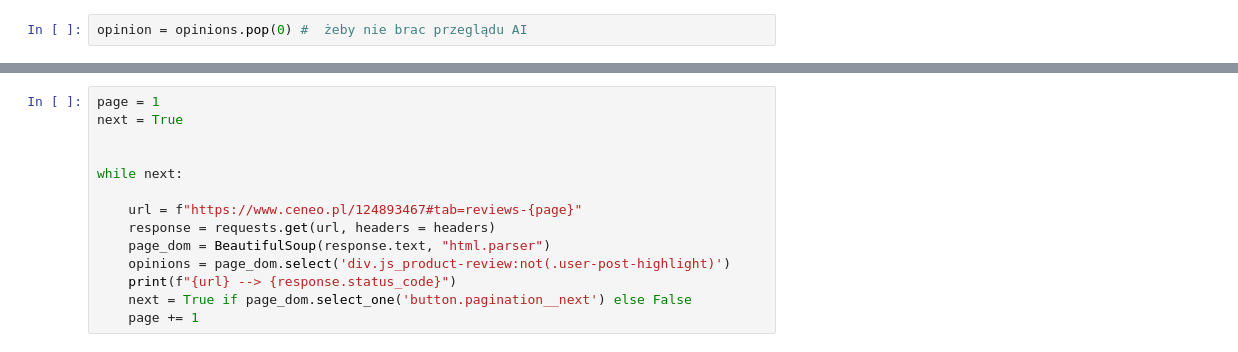
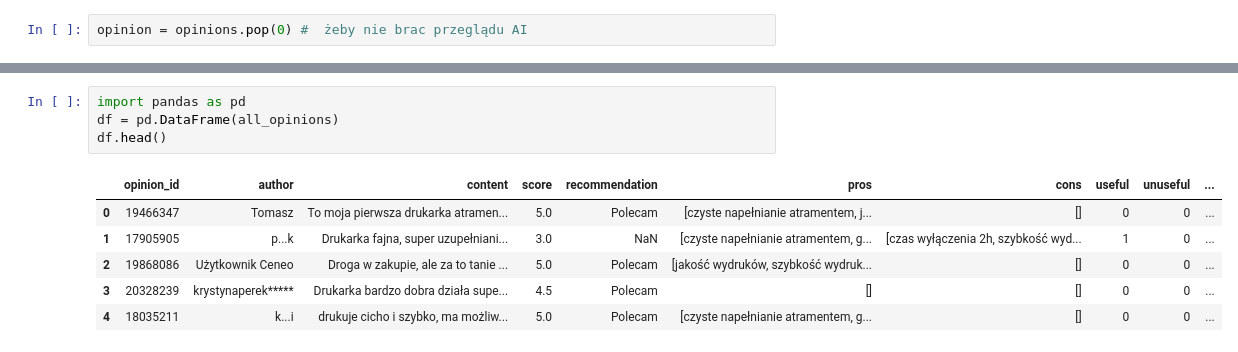
Before and after one commit to kamilkr28/WebScraper, a Jupyter notebook: ceneo_scraper.ipynb, the cells around one changed output, grey strips where cells are left out. Cells and saved outputs as stored; diff of their text form.

```diff
--- a/ceneo_scraper.ipynb
+++ b/ceneo_scraper.ipynb
@@ -142,14 +144,11 @@ for single_opinion in all_opinions:
-# %%
-page = 1
-next = True
-
-
-while next:
-
-    url = f"https://www.ceneo.pl/124893467#tab=reviews-{page}"
-    response = requests.get(url, headers = headers)
-    page_dom = BeautifulSoup(response.text, "html.parser")
-    opinions = page_dom.select('div.js_product-review:not(.user-post-highlight)')
-    print(f"{url} --> {response.status_code}")
-    next = True if page_dom.select_one('button.pagination__next') else False
-    page += 1
+# %%
+import pandas as pd
+df = pd.DataFrame(all_opinions)
+df.head()
+# %% [output]
+|  | opinion_id | author | content | score | recommendation | pros | cons | useful | unuseful | ... |
+| 0 | 19466347 | Tomasz | To moja pierwsza drukarka atramen... | 5.0 | Polecam | [czyste napełnianie atramentem, j... | [] | 0 | 0 | ... |
+| 1 | 17905905 | p...k | Drukarka fajna, super uzupełniani... | 3.0 | NaN | [czyste napełnianie atramentem, g... | [czas wyłączenia 2h, szybkość wyd... | 1 | 0 | ... |
+| 2 | 19868086 | Użytkownik Ceneo | Droga w zakupie, ale za to tanie ... | 5.0 | Polecam | [jakość wydruków, szybkość wydruk... | [] | 0 | 0 | ... |
+| 3 | 20328239 | krystynaperek***** | Drukarka bardzo dobra działa supe... | 4.5 | Polecam | [] | [] | 0 | 0 | ... |
+| 4 | 18035211 | k...i | drukuje cicho i szybko, ma możliw... | 5.0 | Polecam | [czyste napełnianie atramentem, g... | [] | 0 | 0 | ... |
```
Also changed, not shown: parts of 10 cells of this notebook, 1 other file.
